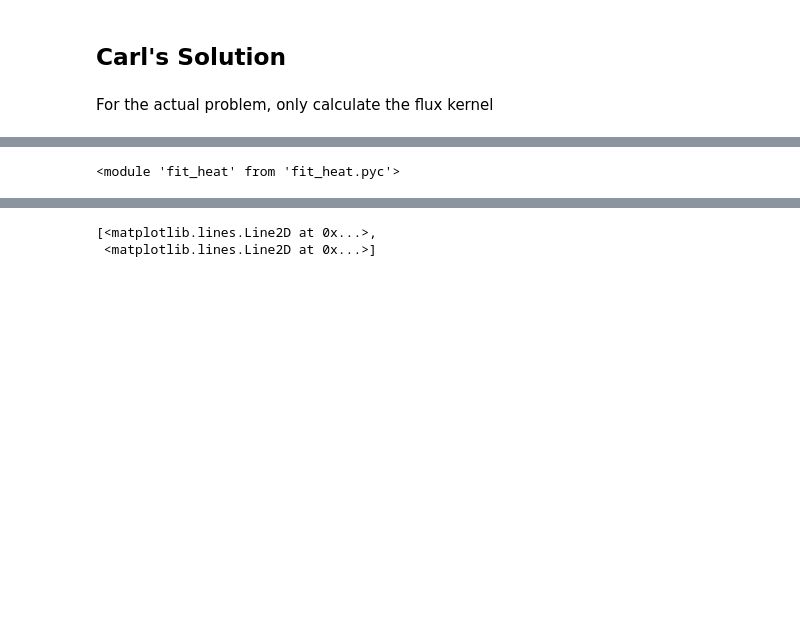
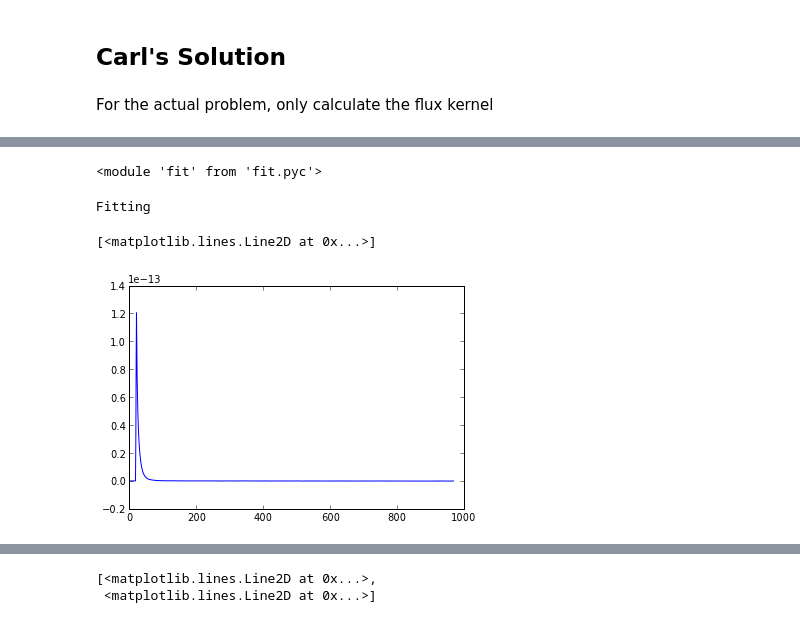
Before and after one commit to alchemyst/identification, a Jupyter notebook: Analytic solution.ipynb, the cells around one changed output, grey strips where cells are left out. Cells and saved outputs as stored; diff of their text form; code cells hidden in the pictures; blank space fills up the shorter version.

```diff
--- a/Analytic solution.ipynb
+++ b/Analytic solution.ipynb
@@ -36,5 +36,6 @@ print alpha
 # %%
 import fit_heat
 reload(fit_heat)
+reload(fit)
 # %% [output]
-<module 'fit_heat' from 'fit_heat.pyc'>
+<module 'fit' from 'fit.pyc'>
@@ -41 +49,8 @@ reload(fit_heat)
+# %%
+model.fit()
+plot(model.predictedresponse())
+# %% [output]
+Fitting
+[<matplotlib.lines.Line2D at 0x...>]
+[figure, added]
 # %%
```
Also changed, not shown: parts of 16 cells of this notebook, 2 other files.
